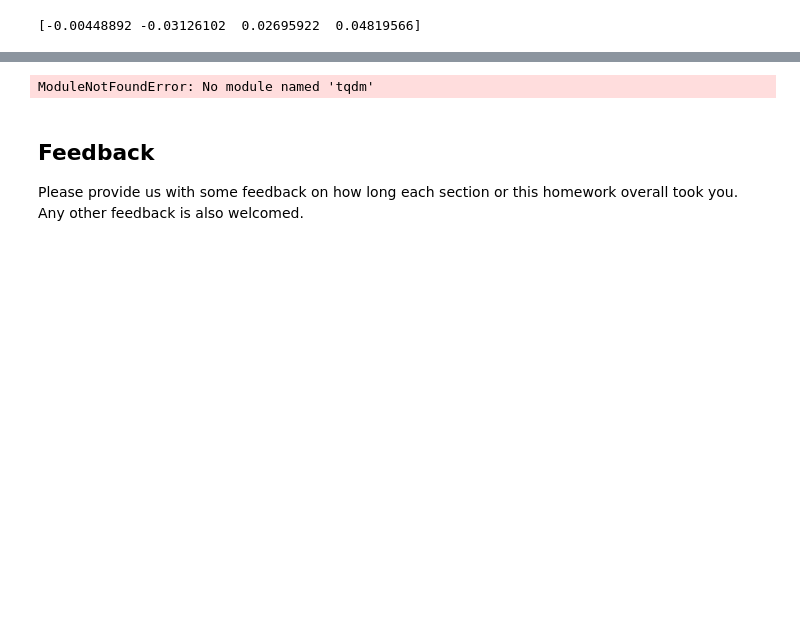
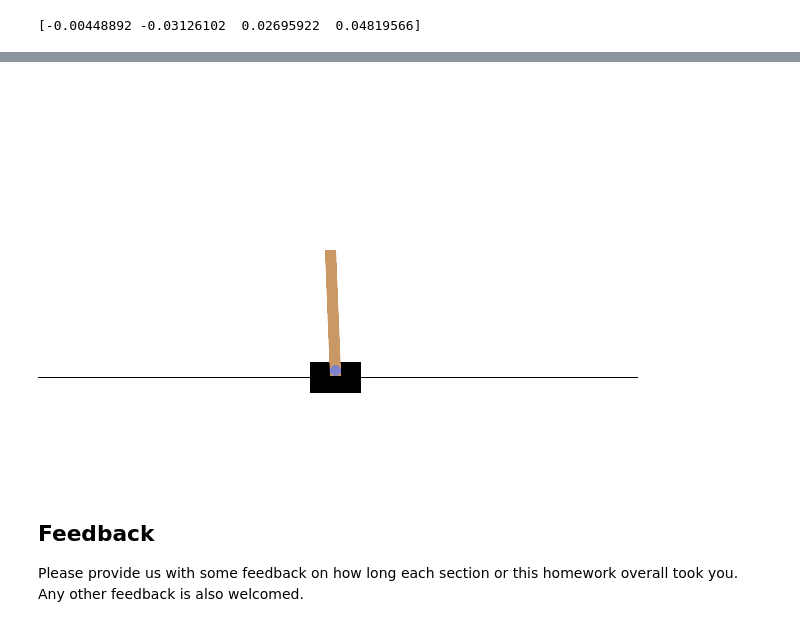
Before and after one commit to TobBot2/machinelearning24, a Jupyter notebook: homework5/CS475_homework5.ipynb, the cells around one changed output, grey strips where cells are left out. Saved outputs shown, nothing was run; the diff lists cells and outputs as text; code cells hidden in the pictures; blank space fills up the shorter version.

Commit message:
q learning works

```diff
--- a/homework5/CS475_homework5.ipynb
+++ b/homework5/CS475_homework5.ipynb
@@ -354,6 +354,9 @@ def train_qlearning(env, episodes=1000):
 	DISCOUNT = 0.95
 	reward_per_episode = [] # for keep track of the reward
 
+	# model free -> epsilon greedy
+	epsilon = 1.0
+
 	for i_episode in range(episodes):
 		state, _ = env.reset()
 		state = get_discrete_state(state) # convert continuous state to discrete state
@@ -362,16 +365,31 @@ def train_qlearning(env, episodes=1000):
 
 		while not done:
 			# your epsilon greedy policy
-			...
+
+			if np.random.random() < epsilon: # explore
+				action = env.action_space.sample()
+			else: # exploit
+				action = np.argmax(qTable[state])
+
 			next_state, reward, done, _, _ = env.step(action)  # perform action
 			reward_episode += reward # keep track of the total reward of this episode
 			# Update Q table
-			...
-			if done:
-				break
 
-			...
+			next_state = get_discrete_state(next_state)
+
+			max_future_q = np.max(qTable[next_state])
+			current_q = qTable[state][action]
+
+			# eq based on slide 16.12
+			qTable[state][action] = current_q + LEARNING_RATE * (reward + DISCOUNT * max_future_q - current_q)
+
+			state = next_state
+
 		reward_per_episode.append(reward_episode)
+
+		# explore less in future episodes
+		if epsilon > .01:
+			epsilon *= .99
 
 		# Add new metrics for graph
 		if i_episode % 100 == 0:
@@ -428,12 +462,12 @@ def save_to_gif(filename, qTable):
             break
     env.close()
     imageio.mimsave(filename, frames, duration=0.04)
-# %% [output]
-ModuleNotFoundError: No module named 'tqdm'
 # %%
 # #Uncomment to view the gif
-# save_to_gif('record.gif', qTable)
-# Image(open('record.gif','rb').read())
+save_to_gif('record.gif', qTable)
+Image(open('record.gif','rb').read())
+# %% [output]
+[figure, added]
 # %% [markdown]
 ## Feedback
 
```
Also changed, not shown: parts of 1 cell of this notebook, 1 other file.
